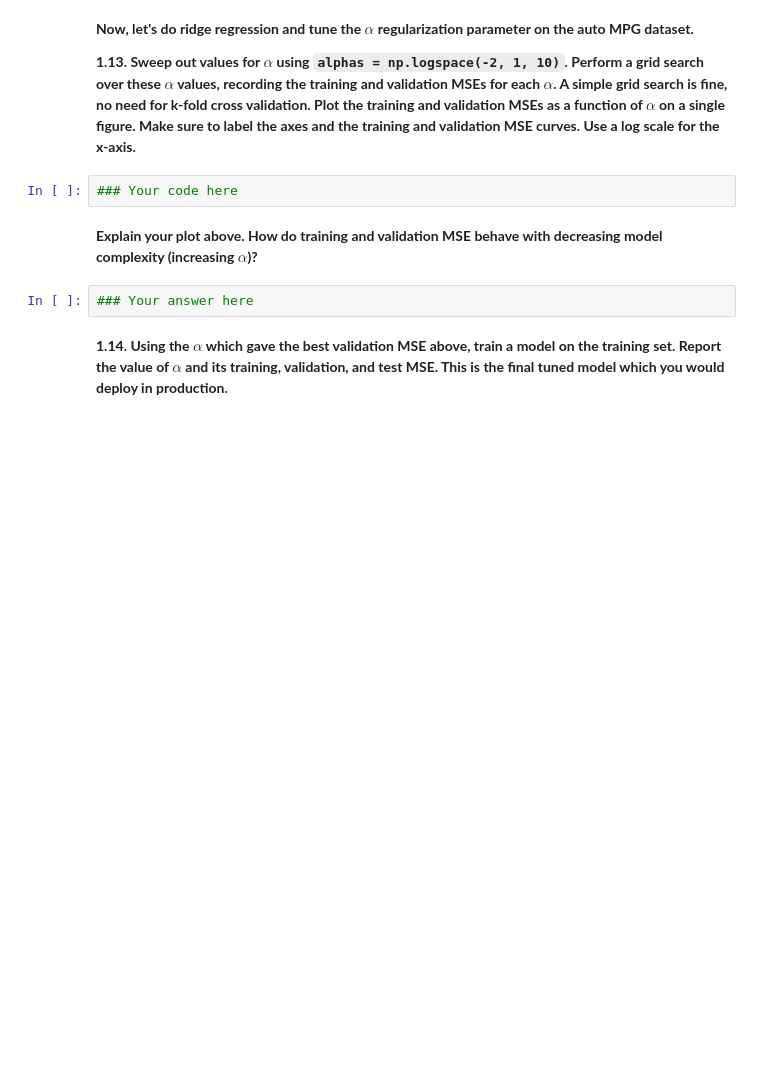
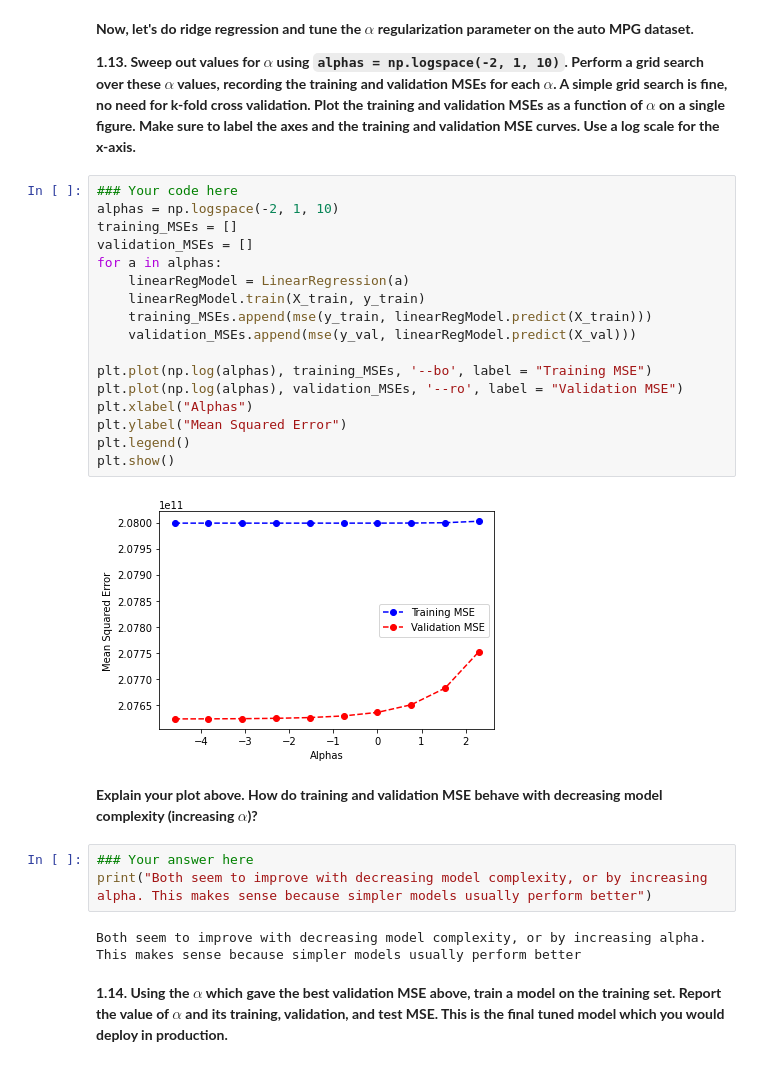
Before and after one commit to ekumar96/AppliedML_Project1-Linear_Logistic_SVM, a Jupyter notebook: HomeWork_1_Spring_22.ipynb, the cells around one changed output. Saved outputs shown, nothing was run; the diff lists cells and outputs as text; blank space fills up the shorter version.

```diff
--- a/HomeWork_1_Spring_22.ipynb
+++ b/HomeWork_1_Spring_22.ipynb
@@ -480,10 +525,30 @@ class LinearRegression():
 **1.13. Sweep out values for $\alpha$ using `alphas = np.logspace(-2, 1, 10)`. Perform a grid search over these $\alpha$ values, recording the training and validation MSEs for each $\alpha$. A simple grid search is fine, no need for k-fold cross validation. Plot the training and validation MSEs as a function of $\alpha$ on a single figure. Make sure to label the axes and the training and validation MSE curves. Use a log scale for the x-axis.**
 # %%
 ### Your code here
+alphas = np.logspace(-2, 1, 10)
+training_MSEs = []
+validation_MSEs = []
+for a in alphas:
+    linearRegModel = LinearRegression(a)
+    linearRegModel.train(X_train, y_train)
+    training_MSEs.append(mse(y_train, linearRegModel.predict(X_train)))
+    validation_MSEs.append(mse(y_val, linearRegModel.predict(X_val)))
+
+plt.plot(np.log(alphas), training_MSEs, '--bo', label = "Training MSE")
+plt.plot(np.log(alphas), validation_MSEs, '--ro', label = "Validation MSE")
+plt.xlabel("Alphas")
+plt.ylabel("Mean Squared Error")
+plt.legend()
+plt.show()
+# %% [output]
+[figure, added]
 # %% [markdown]
 **Explain your plot above. How do training and validation MSE behave with decreasing model complexity (increasing $\alpha$)?**
 # %%
 ### Your answer here
+print("Both seem to improve with decreasing model complexity, or by increasing alpha. This makes sense because simpler models usually perform better")
+# %% [output]
+Both seem to improve with decreasing model complexity, or by increasing alpha. This makes sense because simpler models usually perform better
 # %% [markdown]
 **1.14. Using the $\alpha$ which gave the best validation MSE above, train a model on the training set. Report the value of $\alpha$ and its training, validation, and test MSE. This is the final tuned model which you would deploy in production.**
 # %%
```
Also changed, not shown: parts of 29 cells of this notebook, 2 other files.
